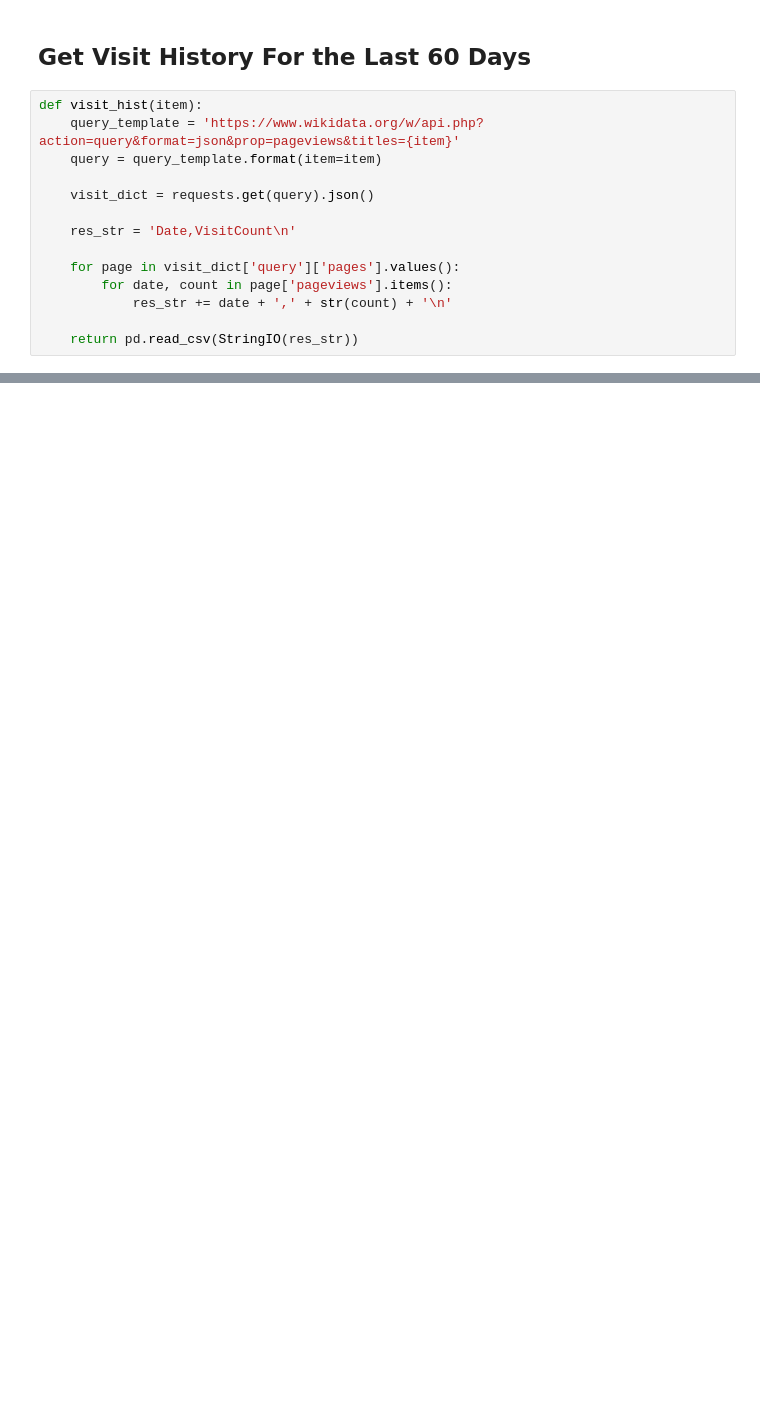
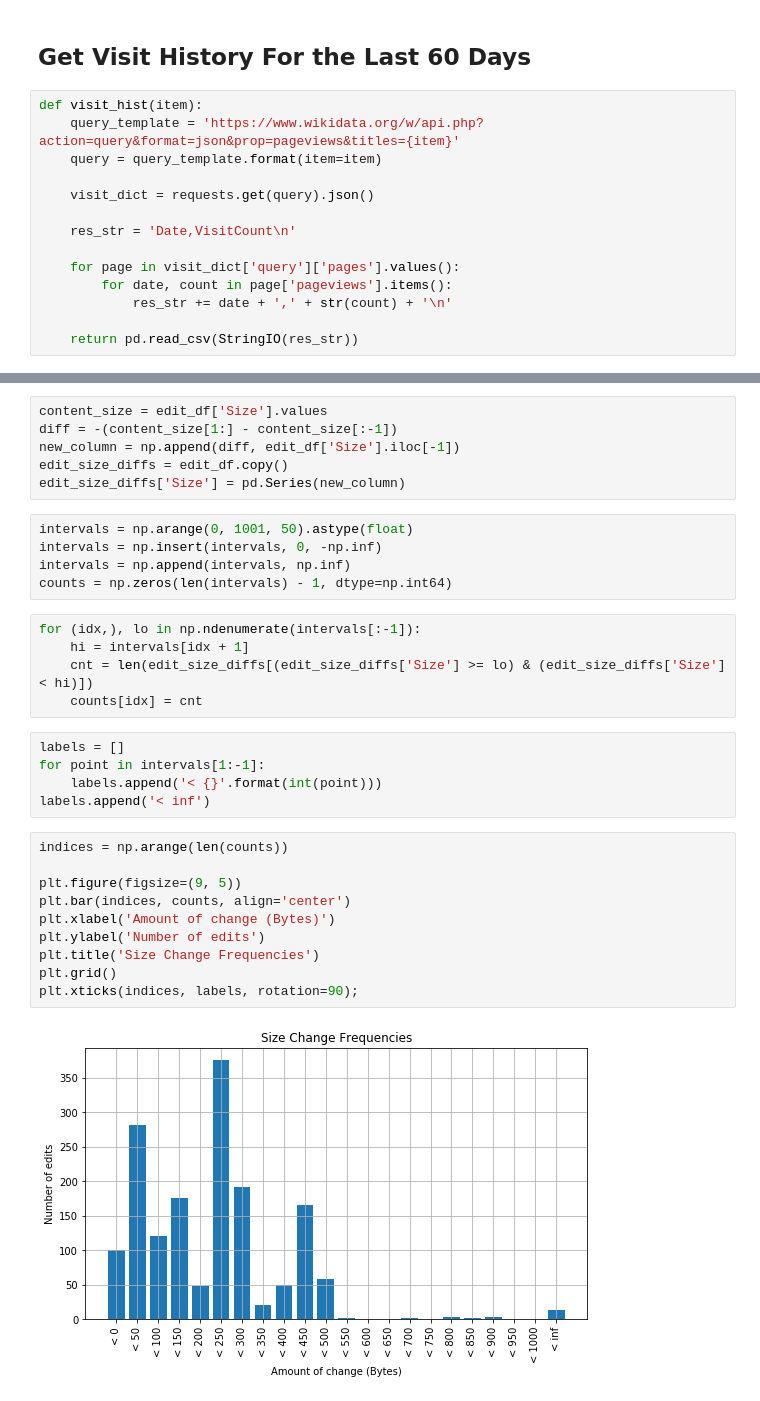
Before and after one commit to eozd/wikidata-edit-history, a Jupyter notebook: analysis.ipynb, the cells around one changed output, grey strips where cells are left out. Cells and saved outputs as stored; diff of their text form; blank space fills up the shorter version.

```diff
--- a/analysis.ipynb
+++ b/analysis.ipynb
@@ -90,0 +126,33 @@ visit_hist(canton_zurich)
+# %%
+content_size = edit_df['Size'].values
+diff = -(content_size[1:] - content_size[:-1])
+new_column = np.append(diff, edit_df['Size'].iloc[-1])
+edit_size_diffs = edit_df.copy()
+edit_size_diffs['Size'] = pd.Series(new_column)
+# %%
+intervals = np.arange(0, 1001, 50).astype(float)
+intervals = np.insert(intervals, 0, -np.inf)
+intervals = np.append(intervals, np.inf)
+counts = np.zeros(len(intervals) - 1, dtype=np.int64)
+# %%
+for (idx,), lo in np.ndenumerate(intervals[:-1]):
+    hi = intervals[idx + 1]
+    cnt = len(edit_size_diffs[(edit_size_diffs['Size'] >= lo) & (edit_size_diffs['Size'] < hi)])
+    counts[idx] = cnt
+# %%
+labels = []
+for point in intervals[1:-1]:
+    labels.append('< {}'.format(int(point)))
+labels.append('< inf')
+# %%
+indices = np.arange(len(counts))
+
+plt.figure(figsize=(9, 5))
+plt.bar(indices, counts, align='center')
+plt.xlabel('Amount of change (Bytes)')
+plt.ylabel('Number of edits')
+plt.title('Size Change Frequencies')
+plt.grid()
+plt.xticks(indices, labels, rotation=90);
+# %% [output]
+[figure, added]
```
Also changed, not shown: parts of 16 cells of this notebook.
